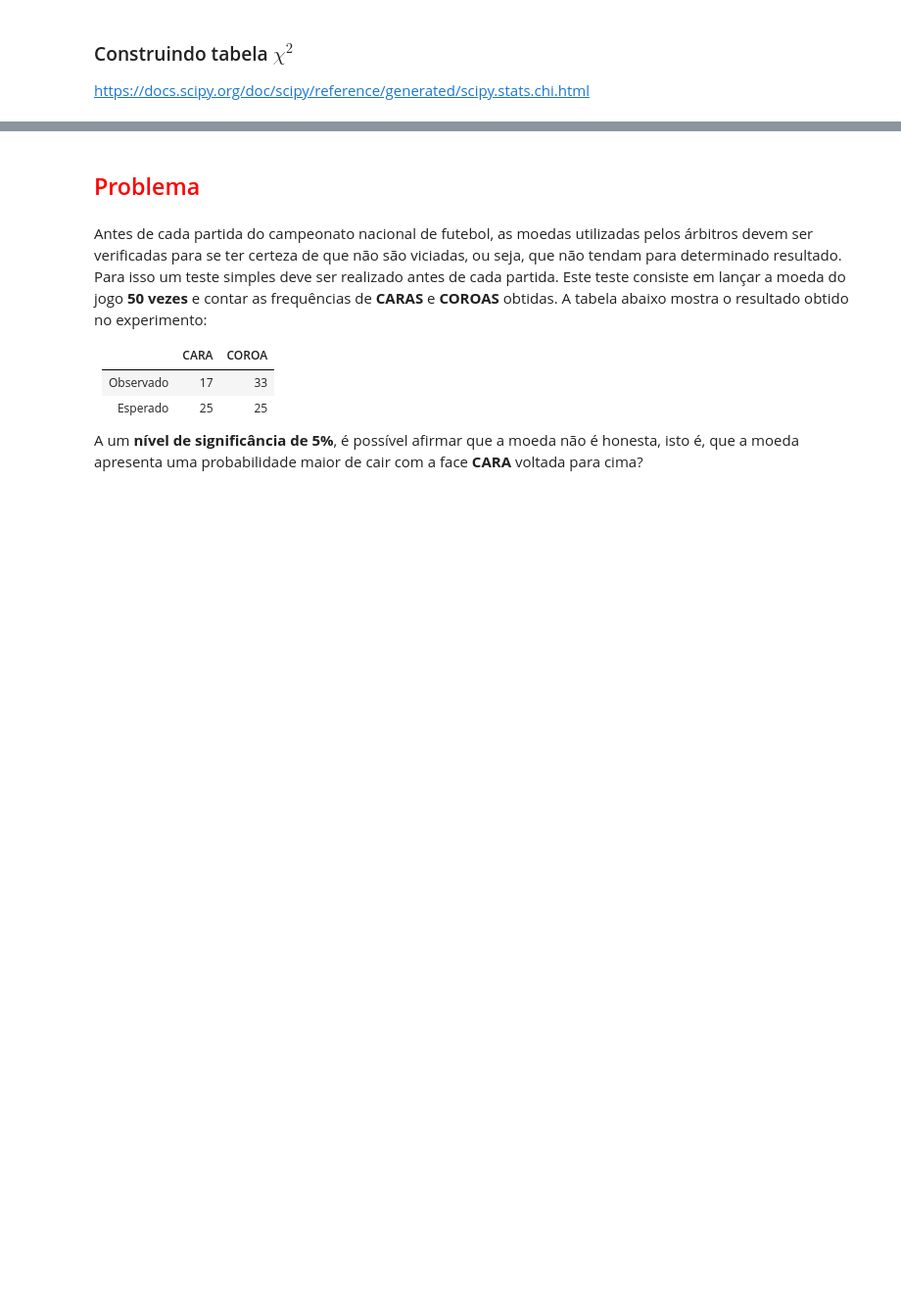
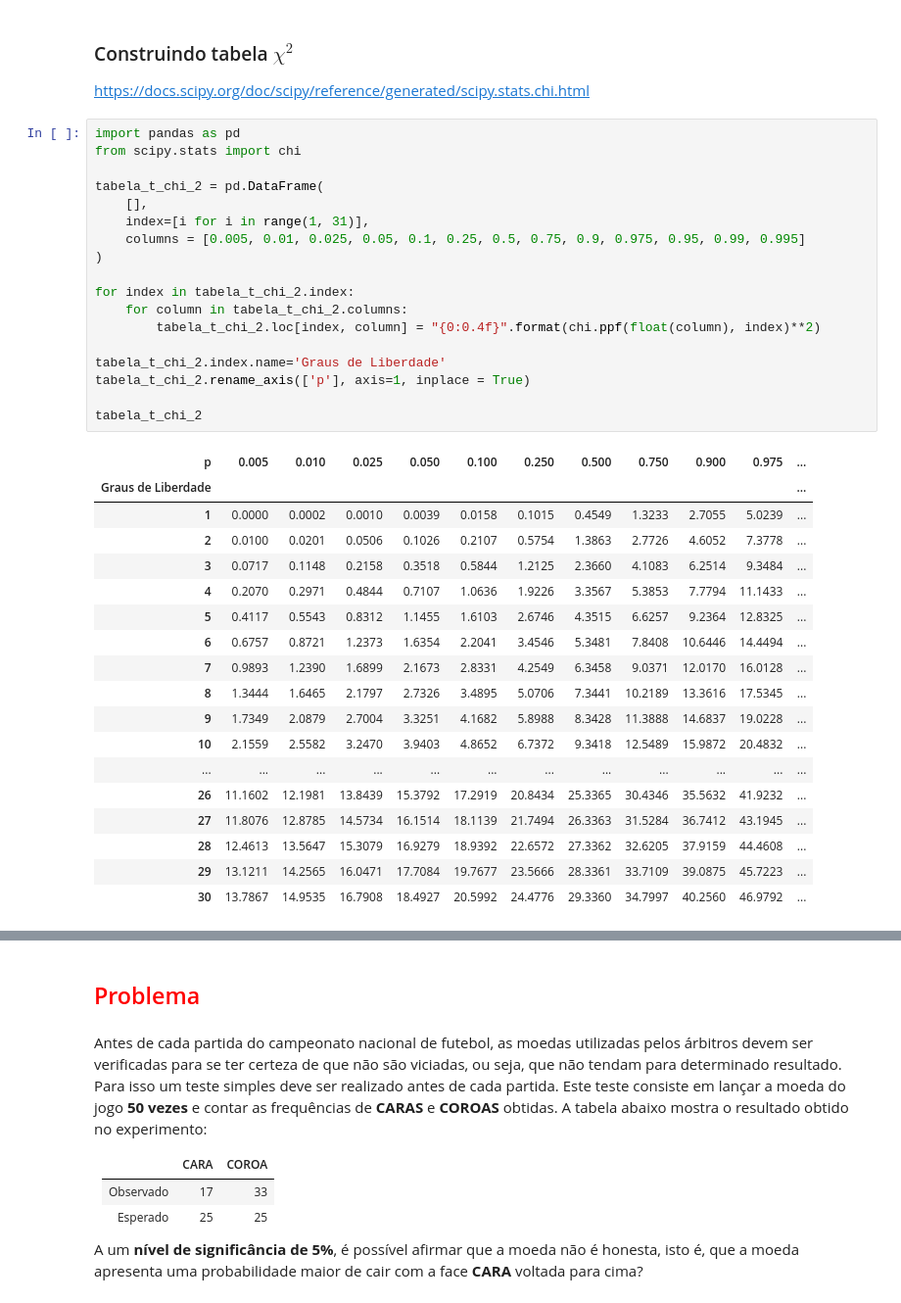
Before and after one commit to wiliands/estatistica_python, a Jupyter notebook: Estatistica_Parte03/Curso_de_Estatística_Parte_3.ipynb, the cells around one changed output, grey strips where cells are left out. Shown: that part at 98% size. Drawn from its saved outputs; the diff is of its cells as text; blank space fills up the shorter version.

```diff
--- a/Estatistica_Parte03/Curso_de_Estatística_Parte_3.ipynb
+++ b/Estatistica_Parte03/Curso_de_Estatística_Parte_3.ipynb
@@ -872,6 +872,43 @@ Os passos de aplicação do teste são bem parecidos aos vistos para os testes p
 # %% [markdown]
 ### Construindo tabela $\chi^2$
 https://docs.scipy.org/doc/scipy/reference/generated/scipy.stats.chi.html
+# %%
+import pandas as pd
+from scipy.stats import chi
+
+tabela_t_chi_2 = pd.DataFrame(
+    [],
+    index=[i for i in range(1, 31)],
+    columns = [0.005, 0.01, 0.025, 0.05, 0.1, 0.25, 0.5, 0.75, 0.9, 0.975, 0.95, 0.99, 0.995]
+)
+
+for index in tabela_t_chi_2.index:
+    for column in tabela_t_chi_2.columns:
+        tabela_t_chi_2.loc[index, column] = "{0:0.4f}".format(chi.ppf(float(column), index)**2)
+
+tabela_t_chi_2.index.name='Graus de Liberdade'
+tabela_t_chi_2.rename_axis(['p'], axis=1, inplace = True)
+
+tabela_t_chi_2
+# %% [output]
+| p | 0.005 | 0.010 | 0.025 | 0.050 | 0.100 | 0.250 | 0.500 | 0.750 | 0.900 | 0.975 | ... |
+| Graus de Liberdade |  |  |  |  |  |  |  |  |  |  | ... |
+| 1 | 0.0000 | 0.0002 | 0.0010 | 0.0039 | 0.0158 | 0.1015 | 0.4549 | 1.3233 | 2.7055 | 5.0239 | ... |
+| 2 | 0.0100 | 0.0201 | 0.0506 | 0.1026 | 0.2107 | 0.5754 | 1.3863 | 2.7726 | 4.6052 | 7.3778 | ... |
+| 3 | 0.0717 | 0.1148 | 0.2158 | 0.3518 | 0.5844 | 1.2125 | 2.3660 | 4.1083 | 6.2514 | 9.3484 | ... |
+| 4 | 0.2070 | 0.2971 | 0.4844 | 0.7107 | 1.0636 | 1.9226 | 3.3567 | 5.3853 | 7.7794 | 11.1433 | ... |
+| 5 | 0.4117 | 0.5543 | 0.8312 | 1.1455 | 1.6103 | 2.6746 | 4.3515 | 6.6257 | 9.2364 | 12.8325 | ... |
+| 6 | 0.6757 | 0.8721 | 1.2373 | 1.6354 | 2.2041 | 3.4546 | 5.3481 | 7.8408 | 10.6446 | 14.4494 | ... |
+| 7 | 0.9893 | 1.2390 | 1.6899 | 2.1673 | 2.8331 | 4.2549 | 6.3458 | 9.0371 | 12.0170 | 16.0128 | ... |
+| 8 | 1.3444 | 1.6465 | 2.1797 | 2.7326 | 3.4895 | 5.0706 | 7.3441 | 10.2189 | 13.3616 | 17.5345 | ... |
+| 9 | 1.7349 | 2.0879 | 2.7004 | 3.3251 | 4.1682 | 5.8988 | 8.3428 | 11.3888 | 14.6837 | 19.0228 | ... |
+| 10 | 2.1559 | 2.5582 | 3.2470 | 3.9403 | 4.8652 | 6.7372 | 9.3418 | 12.5489 | 15.9872 | 20.4832 | ... |
+| ... | ... | ... | ... | ... | ... | ... | ... | ... | ... | ... | ... |
+| 26 | 11.1602 | 12.1981 | 13.8439 | 15.3792 | 17.2919 | 20.8434 | 25.3365 | 30.4346 | 35.5632 | 41.9232 | ... |
+| 27 | 11.8076 | 12.8785 | 14.5734 | 16.1514 | 18.1139 | 21.7494 | 26.3363 | 31.5284 | 36.7412 | 43.1945 | ... |
+| 28 | 12.4613 | 13.5647 | 15.3079 | 16.9279 | 18.9392 | 22.6572 | 27.3362 | 32.6205 | 37.9159 | 44.4608 | ... |
+| 29 | 13.1211 | 14.2565 | 16.0471 | 17.7084 | 19.7677 | 23.5666 | 28.3361 | 33.7109 | 39.0875 | 45.7223 | ... |
+| 30 | 13.7867 | 14.9535 | 16.7908 | 18.4927 | 20.5992 | 24.4776 | 29.3360 | 34.7997 | 40.2560 | 46.9792 | ... |
 # %% [markdown]
 <img src='https://caelum-online-public.s3.amazonaws.com/1229-estatistica-parte3/01/img016.png' width='250px'>
 
```
Also changed, not shown: parts of 13 cells of this notebook, 1 other file.
